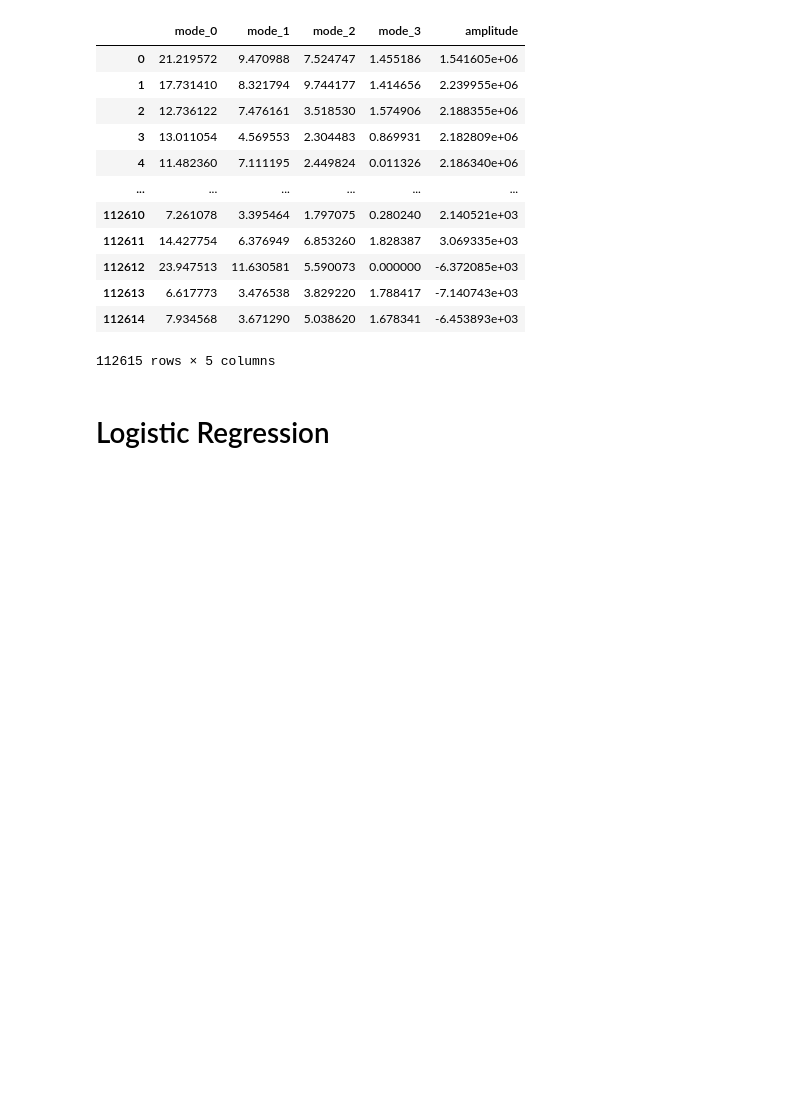
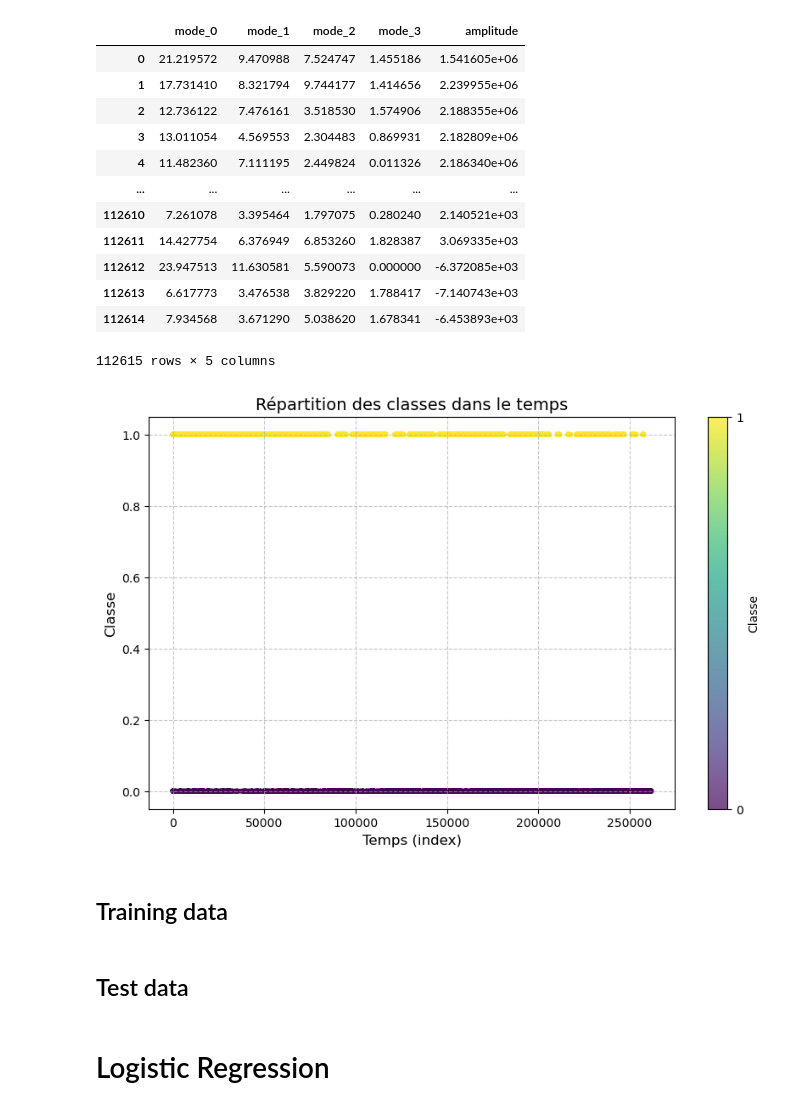
Before and after one commit to L4ncelin/EEG_signals_quality_analysis, a Jupyter notebook: Notebooks/03_EEG_models.ipynb, the cells around one changed output. Saved outputs shown, nothing was run; the diff lists cells and outputs as text; code cells hidden in the pictures; blank space fills up the shorter version.

```diff
--- a/Notebooks/03_EEG_models.ipynb
+++ b/Notebooks/03_EEG_models.ipynb
@@ -53,3 +62,23 @@ test_data_model
 | 112613 | 6.617773 | 3.476538 | 3.829220 | 1.788417 | -7.140743e+03 |
 | 112614 | 7.934568 | 3.671290 | 5.038620 | 1.678341 | -6.453893e+03 |
 112615 rows × 5 columns
+# %%
+# Création d'un DataFrame
+data = pd.DataFrame({
+    'timestamp': np.arange(data_model.shape[0]),
+    'class': y
+})
+
+# Visualisation de la répartition des classes dans le temps
+plt.figure(figsize=(10, 6))
+plt.scatter(data['timestamp'], data['class'], c=data['class'], cmap='viridis', alpha=0.7, s=10)
+plt.title('Répartition des classes dans le temps', fontsize=14)
+plt.xlabel('Temps (index)', fontsize=12)
+plt.ylabel('Classe', fontsize=12)
+plt.colorbar(label='Classe', ticks=[0, 1])
+plt.grid(True, linestyle='--', alpha=0.7)
+plt.show()
+# %% [output]
+[figure, added]
+# %% [markdown]
+## Training data
@@ -55,0 +91,2 @@ test_data_model
+# %% [markdown]
+## Test data
```
Also changed, not shown: parts of 25 cells of this notebook, 8 other files.
